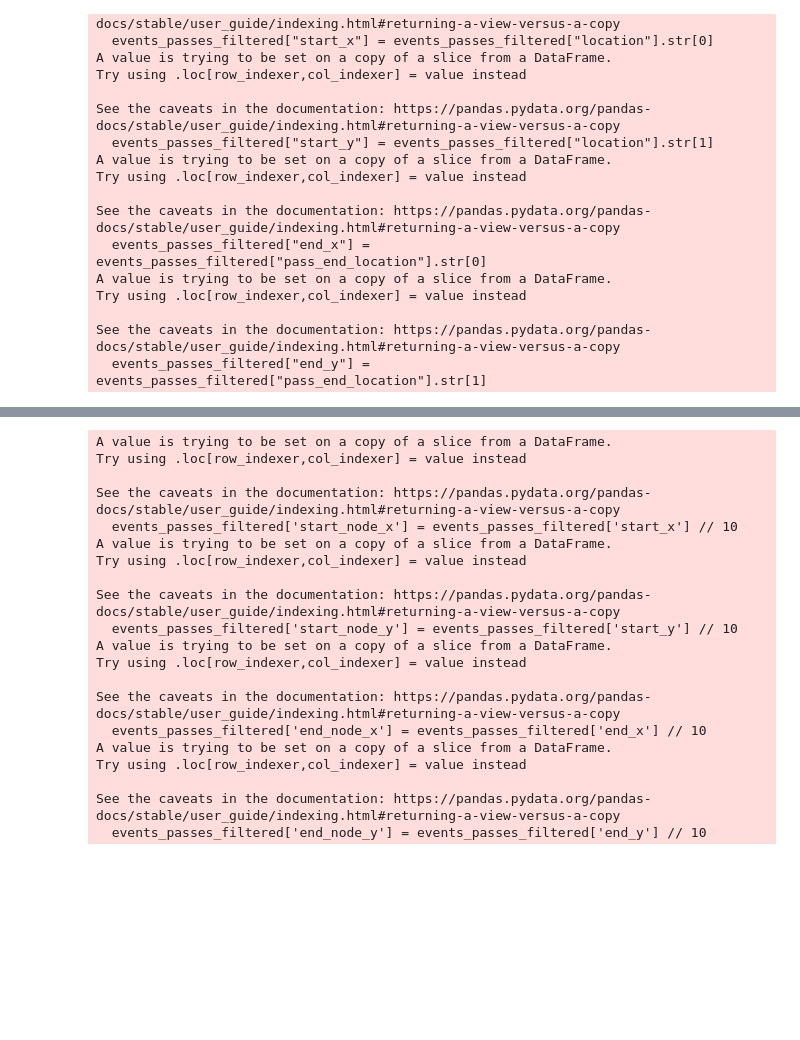
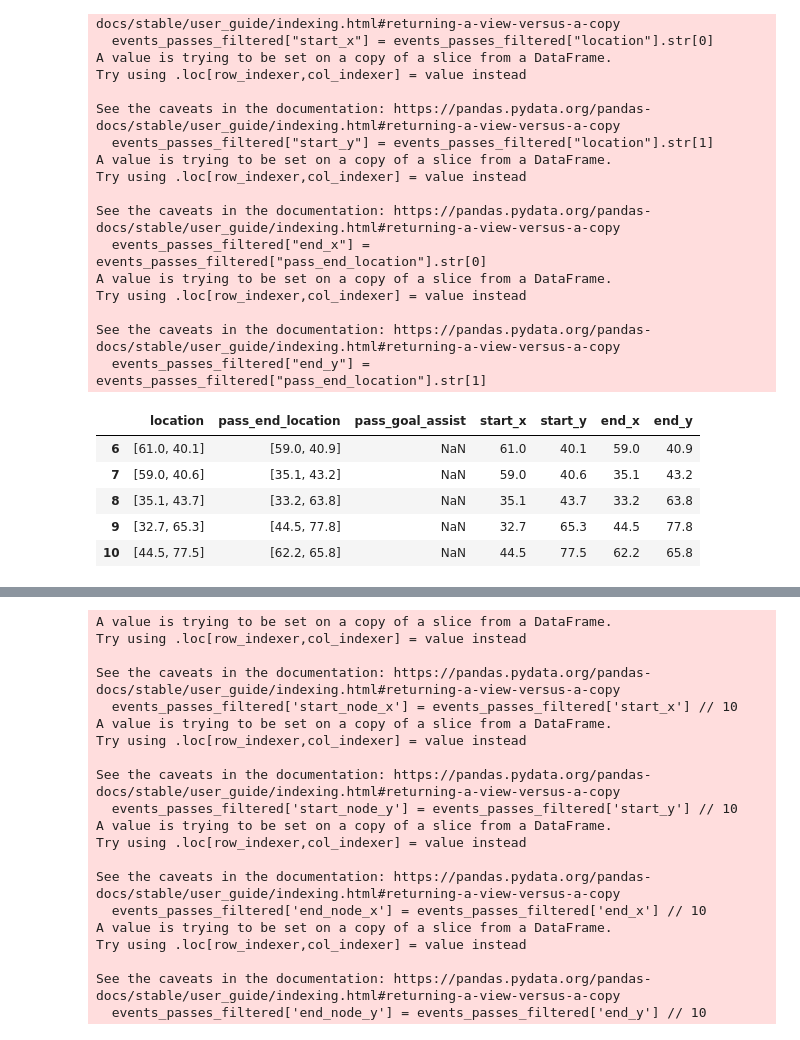
Before and after one commit to Morten-Tejlmand/5-semester, a Jupyter notebook: Fodbold/data.ipynb, the cells around one changed output, grey strips where cells are left out. Saved outputs shown, nothing was run; the diff lists cells and outputs as text; code cells hidden in the pictures; blank space fills up the shorter version.

```diff
--- a/Fodbold/data.ipynb
+++ b/Fodbold/data.ipynb
@@ -106,3 +108,12 @@ Try using .loc[row_indexer,col_indexer] = value instead
 
 See the caveats in the documentation: https://pandas.pydata.org/pandas-docs/stable/user_guide/indexing.html#returning-a-view-versus-a-copy
   events_passes_filtered["end_y"] = events_passes_filtered["pass_end_location"].str[1]
+# %%
+events_passes_filtered.head()
+# %% [output]
+|  | location | pass_end_location | pass_goal_assist | start_x | start_y | end_x | end_y |
+| 6 | [61.0, 40.1] | [59.0, 40.9] | NaN | 61.0 | 40.1 | 59.0 | 40.9 |
+| 7 | [59.0, 40.6] | [35.1, 43.2] | NaN | 59.0 | 40.6 | 35.1 | 43.2 |
+| 8 | [35.1, 43.7] | [33.2, 63.8] | NaN | 35.1 | 43.7 | 33.2 | 63.8 |
+| 9 | [32.7, 65.3] | [44.5, 77.8] | NaN | 32.7 | 65.3 | 44.5 | 77.8 |
+| 10 | [44.5, 77.5] | [62.2, 65.8] | NaN | 44.5 | 77.5 | 62.2 | 65.8 |
```
Also changed, not shown: parts of 6 cells of this notebook.
